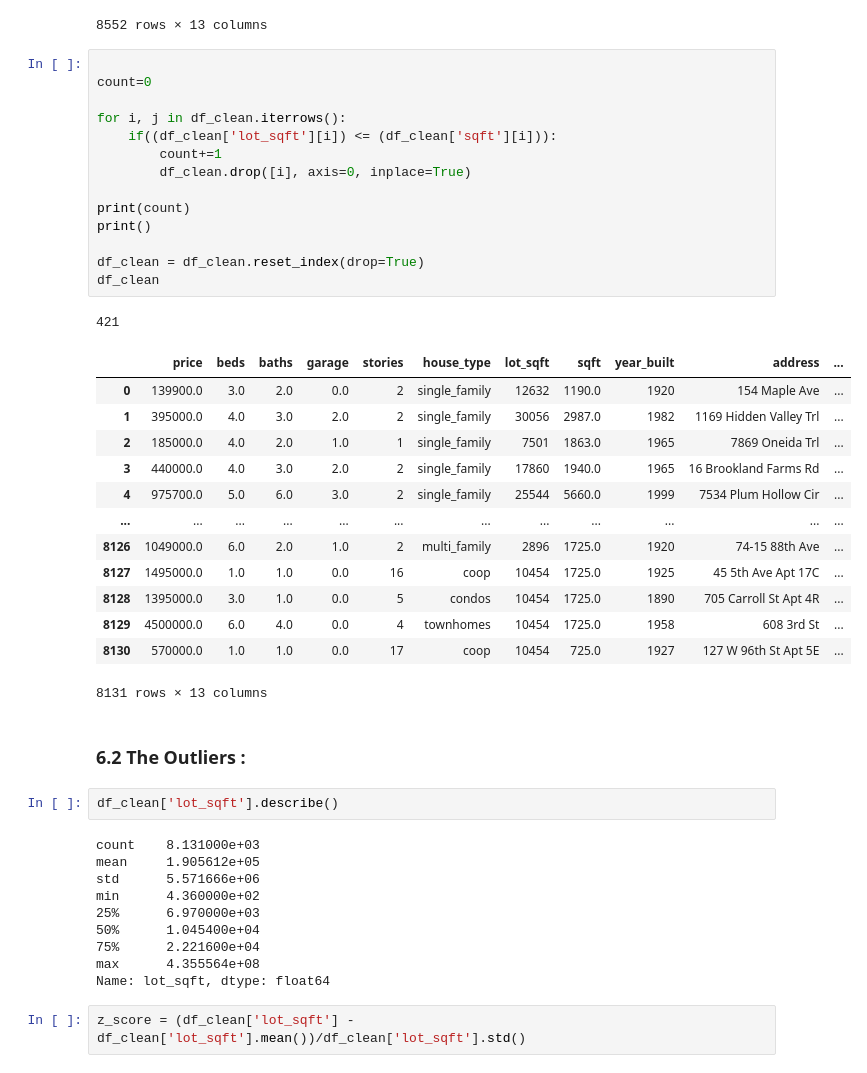
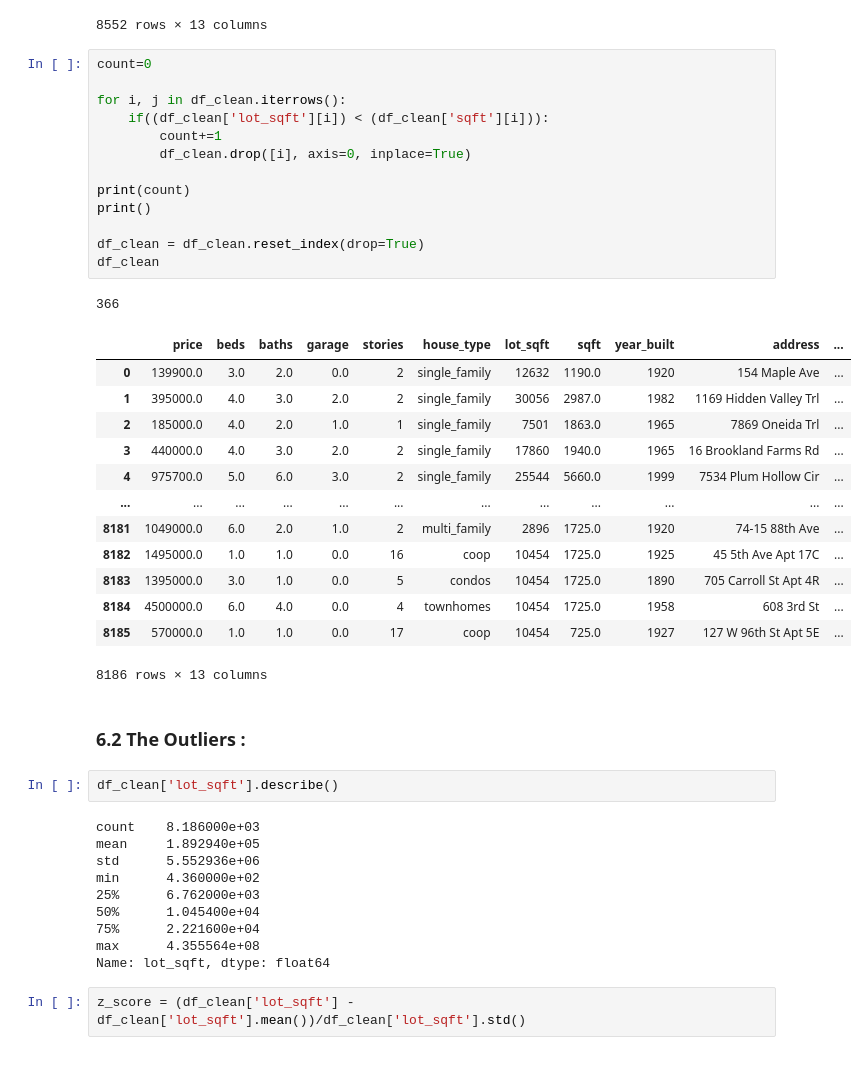
Before and after one commit to veronika8597/House_Price_Prediction, a Jupyter notebook: Cleaning_Data.ipynb, the cells around one changed output. Cells and saved outputs as stored; diff of their text form.

```diff
--- a/Cleaning_Data.ipynb
+++ b/Cleaning_Data.ipynb
@@ -665,44 +665,43 @@ df_clean
 | 8626 | 570000.0 | 1.0 | 1.0 | 0.0 | 17 | coop | 10454 | 725.0 | 1927 | 127 W 96th St Apt 5E | ... |
 8552 rows × 13 columns
 # %%
-
 count=0
 
 for i, j in df_clean.iterrows():
-    if((df_clean['lot_sqft'][i]) <= (df_clean['sqft'][i])):
+    if((df_clean['lot_sqft'][i]) < (df_clean['sqft'][i])):
         count+=1
         df_clean.drop([i], axis=0, inplace=True)
 
 print(count)
 print()
 
 df_clean = df_clean.reset_index(drop=True)
 df_clean
 # %% [output]
-421
+366
 |  | price | beds | baths | garage | stories | house_type | lot_sqft | sqft | year_built | address | ... |
 | 0 | 139900.0 | 3.0 | 2.0 | 0.0 | 2 | single_family | 12632 | 1190.0 | 1920 | 154 Maple Ave | ... |
 | 1 | 395000.0 | 4.0 | 3.0 | 2.0 | 2 | single_family | 30056 | 2987.0 | 1982 | 1169 Hidden Valley Trl | ... |
 | 2 | 185000.0 | 4.0 | 2.0 | 1.0 | 1 | single_family | 7501 | 1863.0 | 1965 | 7869 Oneida Trl | ... |
 | 3 | 440000.0 | 4.0 | 3.0 | 2.0 | 2 | single_family | 17860 | 1940.0 | 1965 | 16 Brookland Farms Rd | ... |
 | 4 | 975700.0 | 5.0 | 6.0 | 3.0 | 2 | single_family | 25544 | 5660.0 | 1999 | 7534 Plum Hollow Cir | ... |
 | ... | ... | ... | ... | ... | ... | ... | ... | ... | ... | ... | ... |
-| 8126 | 1049000.0 | 6.0 | 2.0 | 1.0 | 2 | multi_family | 2896 | 1725.0 | 1920 | 74-15 88th Ave | ... |
-| 8127 | 1495000.0 | 1.0 | 1.0 | 0.0 | 16 | coop | 10454 | 1725.0 | 1925 | 45 5th Ave Apt 17C | ... |
-| 8128 | 1395000.0 | 3.0 | 1.0 | 0.0 | 5 | condos | 10454 | 1725.0 | 1890 | 705 Carroll St Apt 4R | ... |
-| 8129 | 4500000.0 | 6.0 | 4.0 | 0.0 | 4 | townhomes | 10454 | 1725.0 | 1958 | 608 3rd St | ... |
-| 8130 | 570000.0 | 1.0 | 1.0 | 0.0 | 17 | coop | 10454 | 725.0 | 1927 | 127 W 96th St Apt 5E | ... |
+| 8181 | 1049000.0 | 6.0 | 2.0 | 1.0 | 2 | multi_family | 2896 | 1725.0 | 1920 | 74-15 88th Ave | ... |
+| 8182 | 1495000.0 | 1.0 | 1.0 | 0.0 | 16 | coop | 10454 | 1725.0 | 1925 | 45 5th Ave Apt 17C | ... |
+| 8183 | 1395000.0 | 3.0 | 1.0 | 0.0 | 5 | condos | 10454 | 1725.0 | 1890 | 705 Carroll St Apt 4R | ... |
+| 8184 | 4500000.0 | 6.0 | 4.0 | 0.0 | 4 | townhomes | 10454 | 1725.0 | 1958 | 608 3rd St | ... |
+| 8185 | 570000.0 | 1.0 | 1.0 | 0.0 | 17 | coop | 10454 | 725.0 | 1927 | 127 W 96th St Apt 5E | ... |
-8131 rows × 13 columns
+8186 rows × 13 columns
 # %% [markdown]
 ### 6.2 The Outliers :
 # %%
 df_clean['lot_sqft'].describe()
 # %% [output]
-count    8.131000e+03
-mean     1.905612e+05
-std      5.571666e+06
+count    8.186000e+03
+mean     1.892940e+05
+std      5.552936e+06
 min      4.360000e+02
-25%      6.970000e+03
+25%      6.762000e+03
 50%      1.045400e+04
 75%      2.221600e+04
 max      4.355564e+08
```
Also changed, not shown: parts of 5 cells of this notebook, 1 other file.
